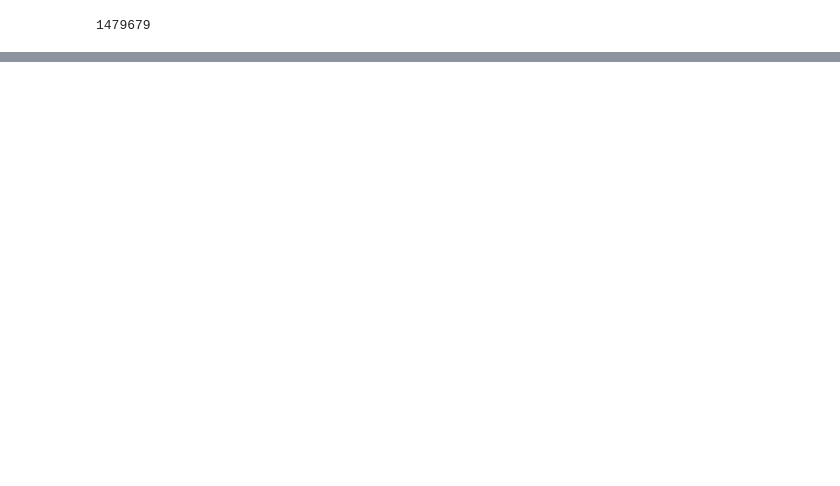
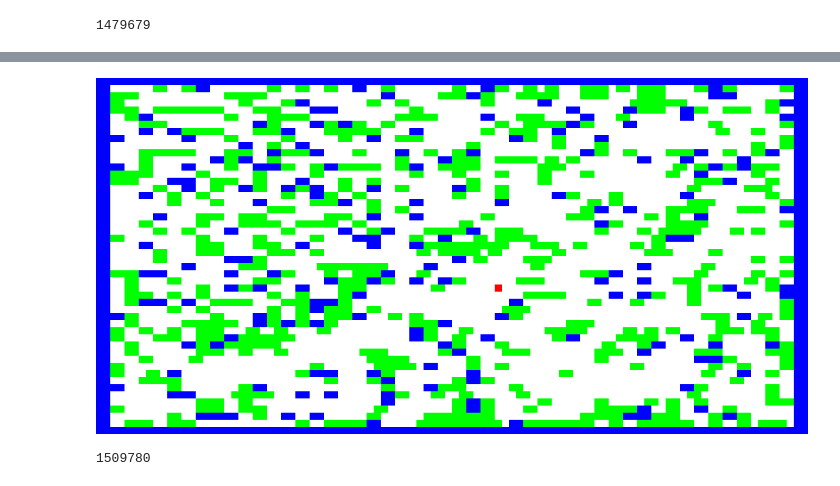
Before and after one commit to aressler38/AdventOfCode, a Jupyter notebook: 2024/src/aoc2024/day15.ipynb, the cells around one changed output, grey strips where cells are left out. Drawn from its saved outputs; the diff is of its cells as text; code cells hidden in the pictures; blank space fills up the shorter version.

```diff
--- a/2024/src/aoc2024/day15.ipynb
+++ b/2024/src/aoc2024/day15.ipynb
@@ -185,0 +414,15 @@ print(box_sum)
+# %%
+grid.run_robot()
+grid.visualize()
+# %% [output]
+[figure, added]
+# %%
+box_sum = 0
+for i, row in enumerate(grid.data):
+    for j, grid_object in enumerate(row):
+        if isinstance(grid_object, LeftBox):
+            box_sum += 100 * i + j
+print(box_sum)
+del i, j, row, box_sum, grid_object
+# %% [output]
+1509780
```
Also changed, not shown: parts of 7 cells of this notebook, 1 other file.
